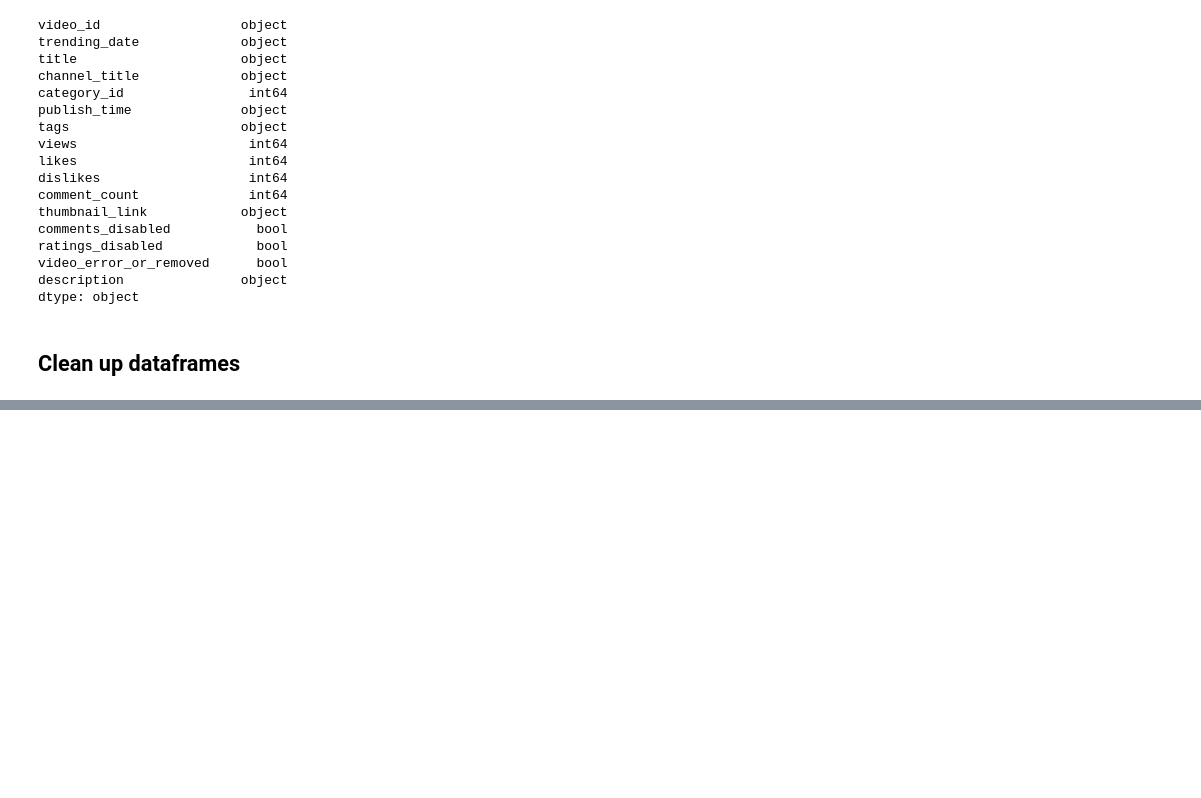
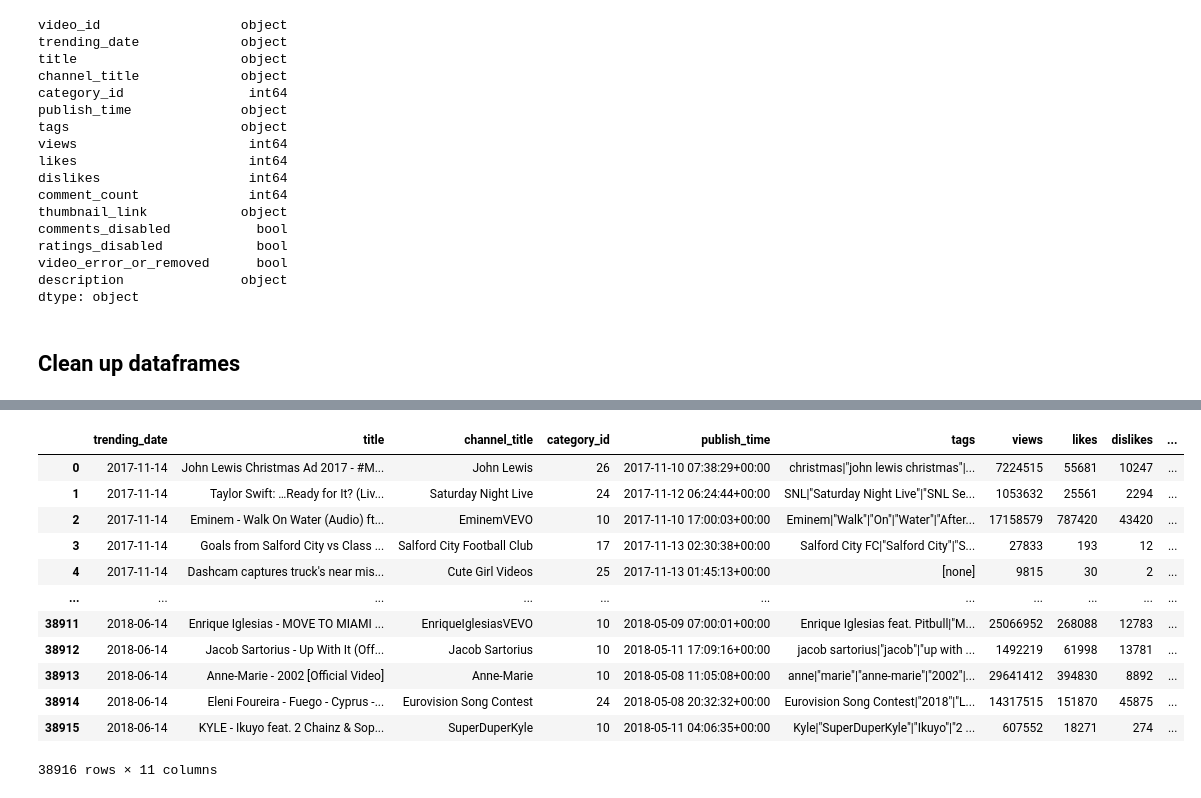
Before and after one commit to afeng9889/YouTube_Trends_Project, a Jupyter notebook: Project_draft.ipynb, the cells around one changed output, grey strips where cells are left out. Cells and saved outputs as stored; diff of their text form; code cells hidden in the pictures; blank space fills up the shorter version.

```diff
--- a/Project_draft.ipynb
+++ b/Project_draft.ipynb
@@ -157,2 +192,0 @@ gb_df = gb_df.drop(del_col1, axis=1)
-# %%
-new_gb = gb_df.set_index('trending_date')
@@ -177,0 +193,5 @@ new_gb
+# %%
+df_startgb=gb_df['publish_time']
+df_endgb=gb_df['trending_date']
+df_startgb
+df_endgb
@@ -177,0 +211,7 @@ new_gb
+# %%
+#remove timezone info from df_star
+df_startgb= df_startus.apply(lambda d: d.replace(tzinfo=None))
+# %%
+#calculate the trending duration of each video
+df_durgb=df_endgb-df_startgb
+df_durgb
@@ -178 +231,19 @@ new_gb
+# %%
+#add the trending_duration column in us_df
+gb_df['trending_duration']=df_durgb
+gb_df
+# %% [output]
+|  | trending_date | title | channel_title | category_id | publish_time | tags | views | likes | dislikes | ... |
+| 0 | 2017-11-14 | John Lewis Christmas Ad 2017 - #M... | John Lewis | 26 | 2017-11-10 07:38:29+00:00 | christmas|"john lewis christmas"|... | 7224515 | 55681 | 10247 | ... |
+| 1 | 2017-11-14 | Taylor Swift: …Ready for It? (Liv... | Saturday Night Live | 24 | 2017-11-12 06:24:44+00:00 | SNL|"Saturday Night Live"|"SNL Se... | 1053632 | 25561 | 2294 | ... |
+| 2 | 2017-11-14 | Eminem - Walk On Water (Audio) ft... | EminemVEVO | 10 | 2017-11-10 17:00:03+00:00 | Eminem|"Walk"|"On"|"Water"|"After... | 17158579 | 787420 | 43420 | ... |
+| 3 | 2017-11-14 | Goals from Salford City vs Class ... | Salford City Football Club | 17 | 2017-11-13 02:30:38+00:00 | Salford City FC|"Salford City"|"S... | 27833 | 193 | 12 | ... |
+| 4 | 2017-11-14 | Dashcam captures truck's near mis... | Cute Girl Videos | 25 | 2017-11-13 01:45:13+00:00 | [none] | 9815 | 30 | 2 | ... |
+| ... | ... | ... | ... | ... | ... | ... | ... | ... | ... | ... |
+| 38911 | 2018-06-14 | Enrique Iglesias - MOVE TO MIAMI ... | EnriqueIglesiasVEVO | 10 | 2018-05-09 07:00:01+00:00 | Enrique Iglesias feat. Pitbull|"M... | 25066952 | 268088 | 12783 | ... |
+| 38912 | 2018-06-14 | Jacob Sartorius - Up With It (Off... | Jacob Sartorius | 10 | 2018-05-11 17:09:16+00:00 | jacob sartorius|"jacob"|"up with ... | 1492219 | 61998 | 13781 | ... |
+| 38913 | 2018-06-14 | Anne-Marie - 2002 [Official Video] | Anne-Marie | 10 | 2018-05-08 11:05:08+00:00 | anne|"marie"|"anne-marie"|"2002"|... | 29641412 | 394830 | 8892 | ... |
+| 38914 | 2018-06-14 | Eleni Foureira - Fuego - Cyprus -... | Eurovision Song Contest | 24 | 2018-05-08 20:32:32+00:00 | Eurovision Song Contest|"2018"|"L... | 14317515 | 151870 | 45875 | ... |
+| 38915 | 2018-06-14 | KYLE - Ikuyo feat. 2 Chainz & Sop... | SuperDuperKyle | 10 | 2018-05-11 04:06:35+00:00 | Kyle|"SuperDuperKyle"|"Ikuyo"|"2 ... | 607552 | 18271 | 274 | ... |
+38916 rows × 11 columns
 # %%
```
Also changed, not shown: parts of 22 cells of this notebook, 4 other files.
